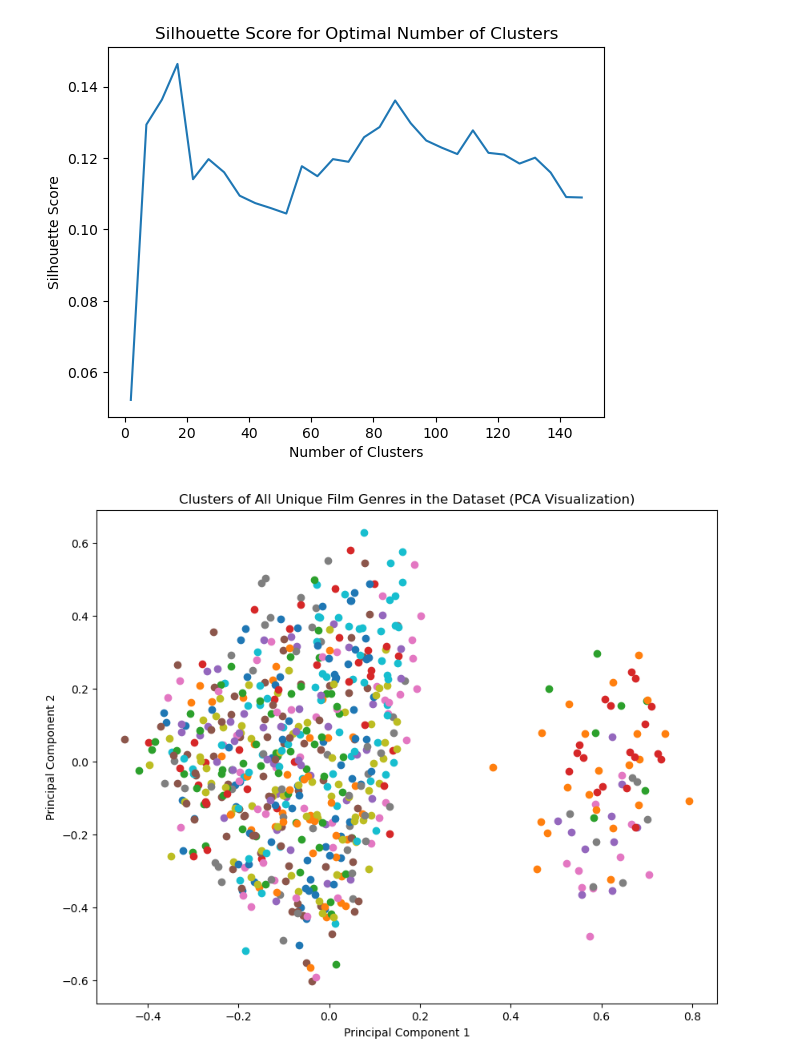
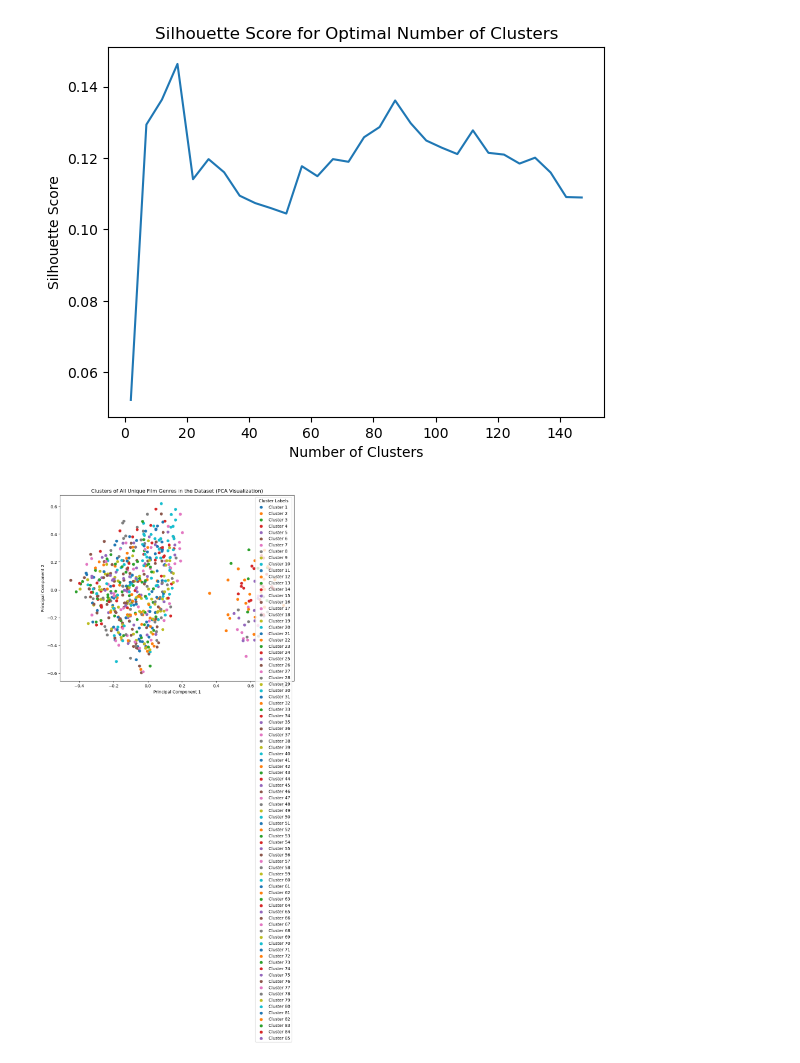
Before and after one commit to Roland-02/Cinephile.com, a Jupyter notebook: recommendEngine.ipynb, the cells around one changed output. Cells and saved outputs as stored; diff of their text form; code cells hidden in the pictures.

```diff
--- a/recommendEngine.ipynb
+++ b/recommendEngine.ipynb
@@ -1316,35 +1288,36 @@ cluster_vectorizer = TfidfVectorizer()
 # Apply KMeans Clustering with Optimal K
 def train_kmeans():
 
     optimal_k = 85  #from elbow curve
     kmeans = KMeans(n_clusters=optimal_k, init='k-means++', random_state=42)
     genres_data = sorted(data['genres'].unique())
 
     tfidf_matrix = cluster_vectorizer.fit_transform(genres_data)
     kmeans.fit(tfidf_matrix)
 
     cluster_labels = kmeans.labels_
 
     # Visualize Clusters using PCA for Dimensionality Reduction
     pca = PCA(n_components=2)  # Reduce to 2 dimensions for visualization
     tfidf_matrix_2d = pca.fit_transform(tfidf_matrix.toarray())
 
-    # Plot the Clusters
+      # Plot the Clusters
     plt.figure(figsize=(10, 8))
     for cluster in range(kmeans.n_clusters):
         plt.scatter(tfidf_matrix_2d[cluster_labels == cluster, 0],
                     tfidf_matrix_2d[cluster_labels == cluster, 1],
                     label=f'Cluster {cluster + 1}')
     plt.title('Clusters of All Unique Film Genres in the Dataset (PCA Visualization)')
     plt.xlabel('Principal Component 1')
     plt.ylabel('Principal Component 2')
+    plt.legend(title='Cluster Labels')
 
     return kmeans
 
 # train clusters
 kmeans = train_kmeans()
 # %% [output]
-[figure, old version]
+[figure, new version]
 # %%
 # from sklearn.metrics.pairwise import linear_kernel
 # from scipy.spatial.distance import cosine
```
Also changed, not shown: parts of 5 cells of this notebook, 8 other files.
